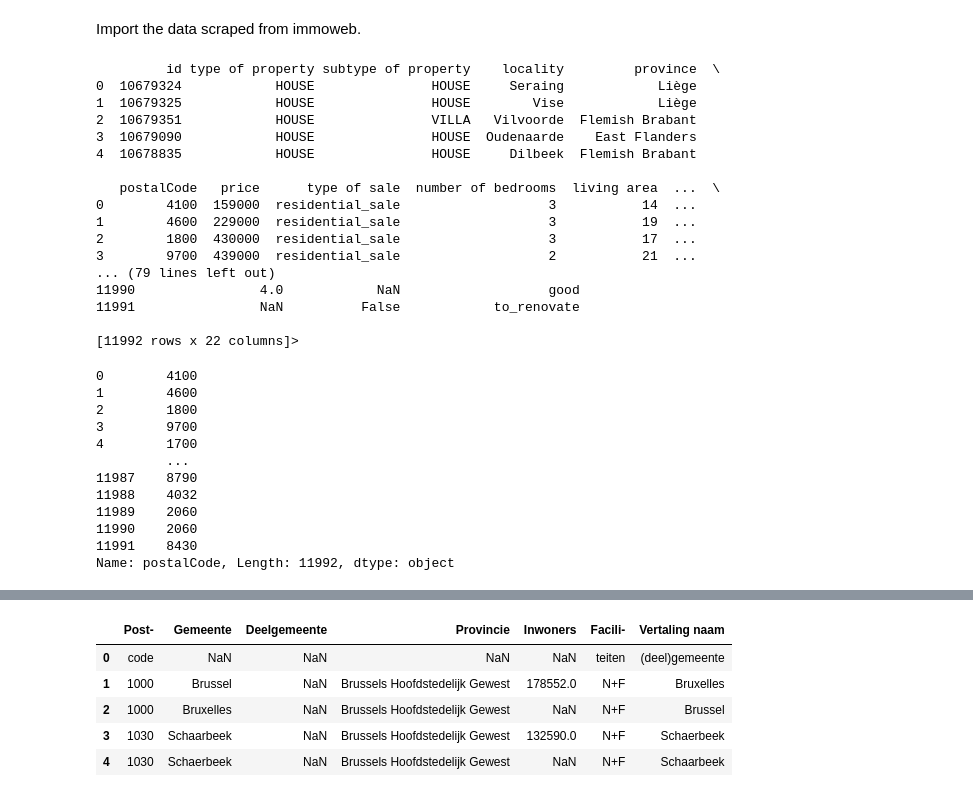
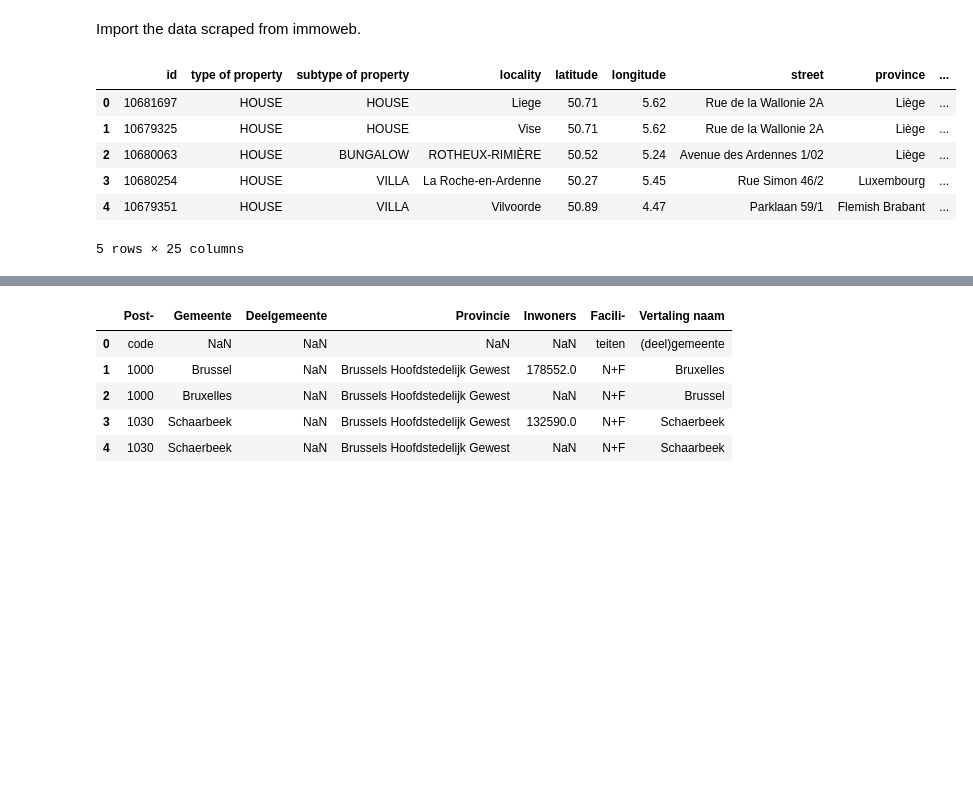
Before and after one commit to Spike815/Real_Estate_Analysis, a Jupyter notebook: Analysis.ipynb, the cells around one changed output, grey strips where cells are left out. Cells and saved outputs as stored; diff of their text form; code cells hidden in the pictures; blank space fills up the shorter version.

```diff
--- a/Analysis.ipynb
+++ b/Analysis.ipynb
@@ -10,37 +10,14 @@ Import the data scraped from immoweb.
 # %%
 data = pd.read_csv(".\data\output.csv")
 data.drop_duplicates("id")
 data = data[data['price']>0]
-print(data.head())
-print(data.info)
-data["postalCode"].astype(str)
+display(data.head())
+data["postalCode"]=data["postalCode"].astype(str)
 # %% [output]
+|  | id | type of property | subtype of property | locality | latitude | longitude | street | province | ... |
+| 0 | 10681697 | HOUSE | HOUSE | Liege | 50.71 | 5.62 | Rue de la Wallonie 2A | Liège | ... |
+| 1 | 10679325 | HOUSE | HOUSE | Vise | 50.71 | 5.62 | Rue de la Wallonie 2A | Liège | ... |
+| 2 | 10680063 | HOUSE | BUNGALOW | ROTHEUX-RIMIÈRE | 50.52 | 5.24 | Avenue des Ardennes 1/02 | Liège | ... |
+| 3 | 10680254 | HOUSE | VILLA | La Roche-en-Ardenne | 50.27 | 5.45 | Rue Simon 46/2 | Luxembourg | ... |
+| 4 | 10679351 | HOUSE | VILLA | Vilvoorde | 50.89 | 4.47 | Parklaan 59/1 | Flemish Brabant | ... |
-         id type of property subtype of property    locality         province  \
-0  10679324            HOUSE               HOUSE     Seraing            Liège
-1  10679325            HOUSE               HOUSE        Vise            Liège
-2  10679351            HOUSE               VILLA   Vilvoorde  Flemish Brabant
-3  10679090            HOUSE               HOUSE  Oudenaarde    East Flanders
-4  10678835            HOUSE               HOUSE     Dilbeek  Flemish Brabant
-
-   postalCode   price      type of sale  number of bedrooms  living area  ...  \
-0        4100  159000  residential_sale                   3           14  ...
-1        4600  229000  residential_sale                   3           19  ...
-2        1800  430000  residential_sale                   3           17  ...
-3        9700  439000  residential_sale                   2           21  ...
-... (79 lines left out)
-11990                4.0            NaN                   good
-11991                NaN          False            to_renovate
-
-[11992 rows x 22 columns]>
+5 rows × 25 columns
-0        4100
-1        4600
-2        1800
-3        9700
-4        1700
-         ...
-11987    8790
-11988    4032
-11989    2060
-11990    2060
-11991    8430
-Name: postalCode, Length: 11992, dtype: object
```
Also changed, not shown: parts of 8 cells of this notebook, 1 other file.
